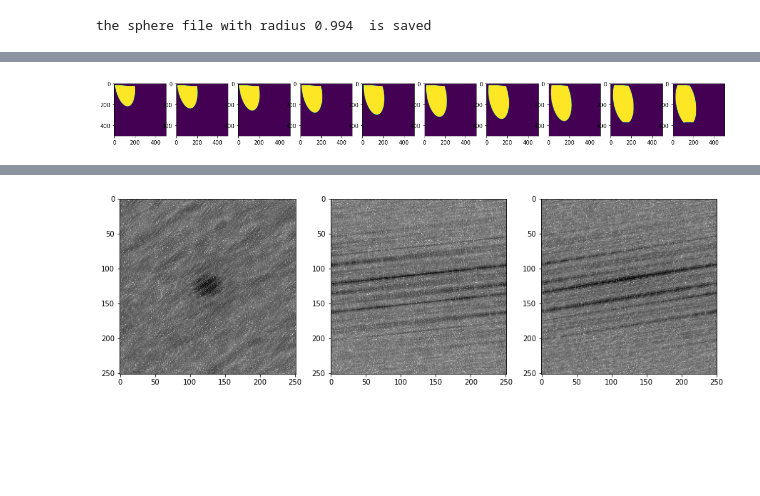
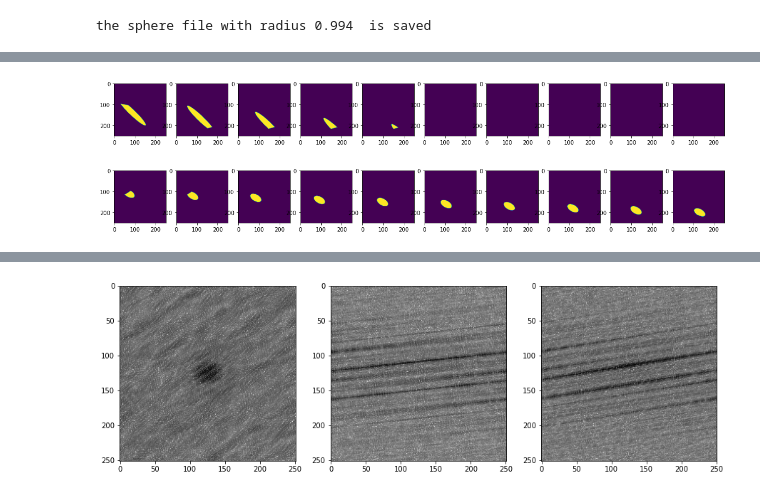
Before and after one commit to sofyalaski/SAXS-simulations, a Jupyter notebook: creating_forms.ipynb, the cells around one changed output, grey strips where cells are left out. Saved outputs shown, nothing was run; the diff lists cells and outputs as text; code cells hidden in the pictures; blank space fills up the shorter version.

```diff
--- a/creating_forms.ipynb
+++ b/creating_forms.ipynb
@@ -81,7 +81,7 @@ the sphere file with radius 0.994  is saved
 from SAXSsimulations import  Sphere, Cylinder
 from SAXSsimulations.plotting import *
 
-simulation = Cylinder(size = 10, nPoints = 501, volFrac = 0.05)
-simulation.place_shape(single = True,rMean = 1.9)
-print(simulation.theta, simulation.phi)
+simulation = Cylinder(size = 10, nPoints = 251, volFrac = 0.05)
+simulation.place_shape(single = True, rMean = 0.8)
+print(simulation.theta, simulation.phi,simulation.grid_space)
 # %% [output]
@@ -114,4 +128,8 @@ plt_slices_sum(simulation)
 # %%
-plot_slices_at_interval(10, 180, simulation, 'y')
+plot_slices_at_interval(10, 110, simulation, 'y')
 # %% [output]
-[figure, old version]
+[figure, new version]
+# %%
+plot_slices_at_interval(10, 60, simulation, 'z')
+# %% [output]
+[figure, added]
```
Also changed, not shown: parts of 11 cells of this notebook, 4 other files.
